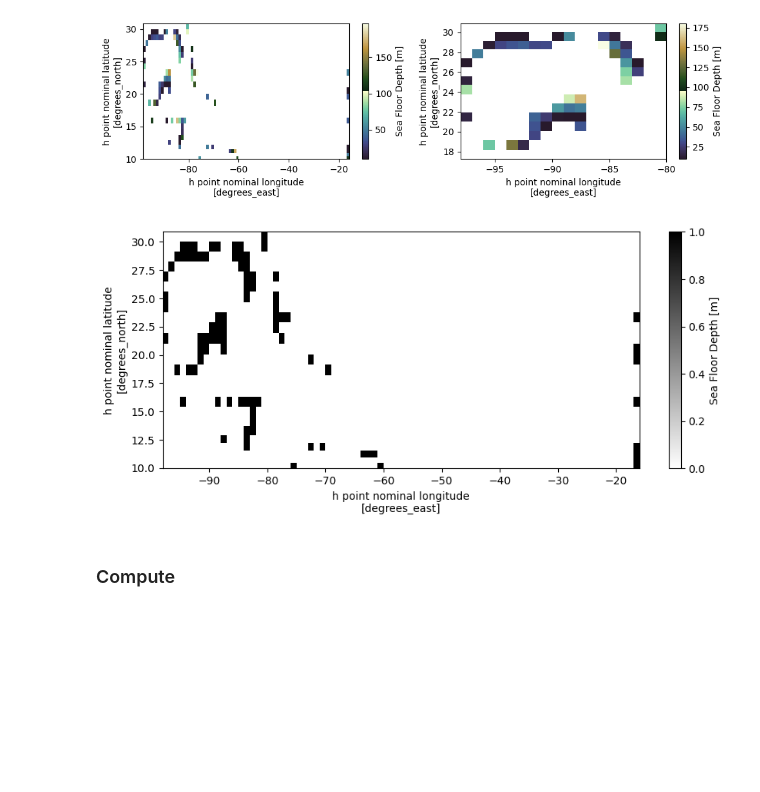
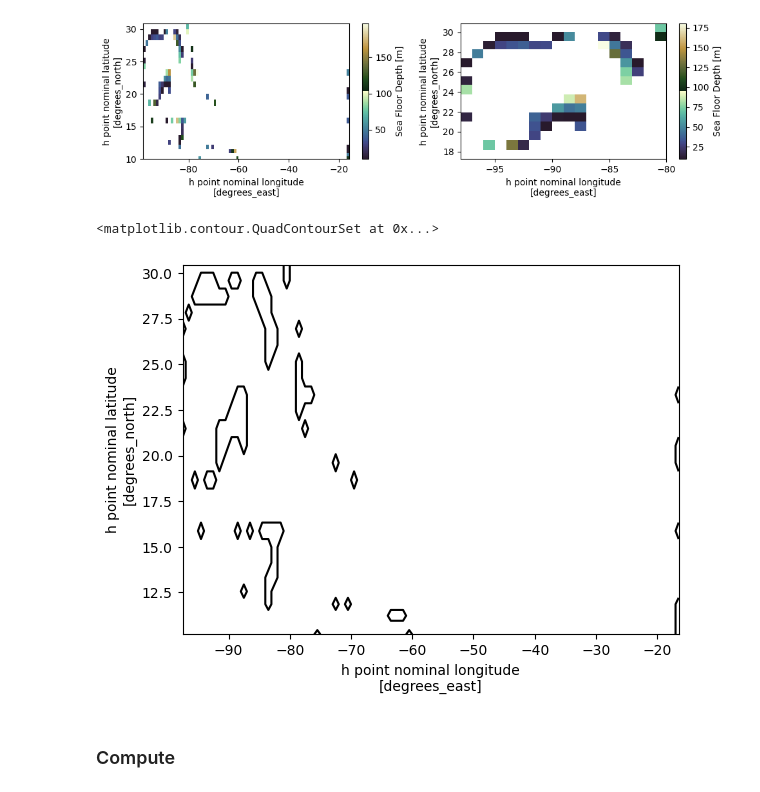
Before and after one commit to shanicetbailey/MHW-gfdl, a Jupyter notebook: 1b1_MHW-SPEAR-lo-200m_bath.ipynb, the cells around one changed output. Drawn from its saved outputs; the diff is of its cells as text; code cells hidden in the pictures; blank space fills up the shorter version.

```diff
--- a/1b1_MHW-SPEAR-lo-200m_bath.ipynb
+++ b/1b1_MHW-SPEAR-lo-200m_bath.ipynb
@@ -42,9 +42,10 @@ plt.tight_layout();
 mask_h = ~carib.where(carib<=200).isnull()
 mask = mask_h.rename({'xh':'xT', 'yh':'yT'})
 # %%
-mask.plot(figsize=(10,4), cmap='binary');
+mask.plot.contour(colors='k')
 # %% [output]
+<matplotlib.contour.QuadContourSet at 0x...>
-[figure, old version]
+[figure, new version]
 # %% [markdown]
 ### Compute
 # %%
```
Also changed, not shown: parts of 17 cells of this notebook, 1 other file.
